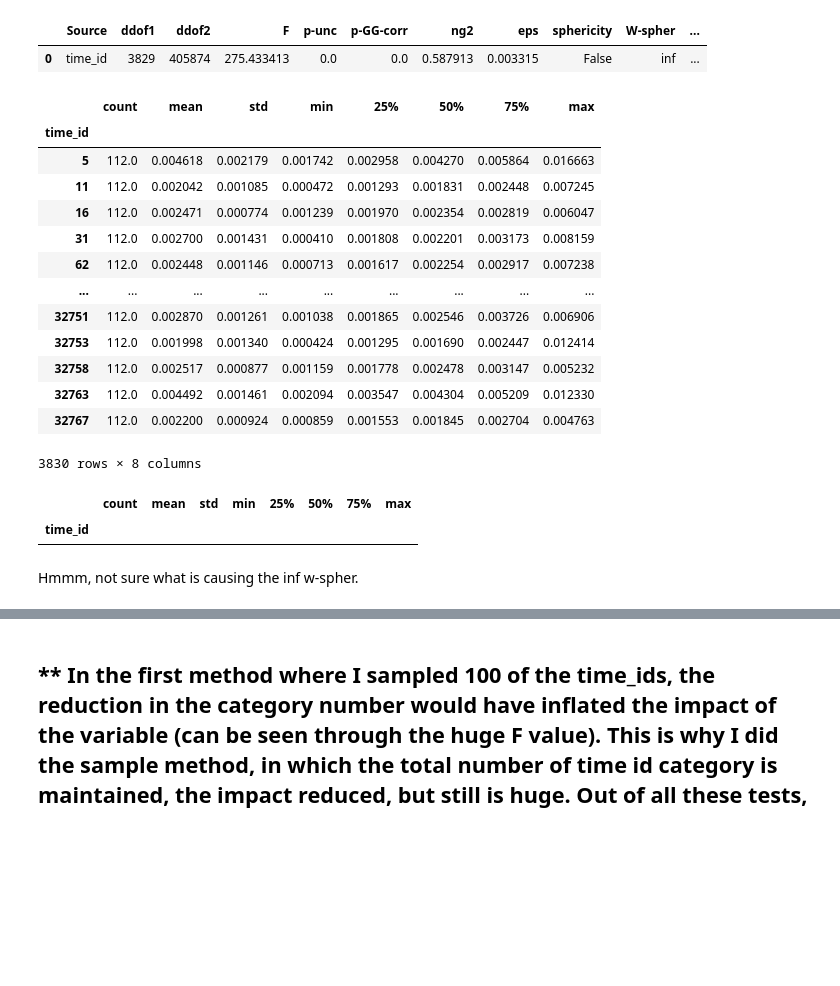
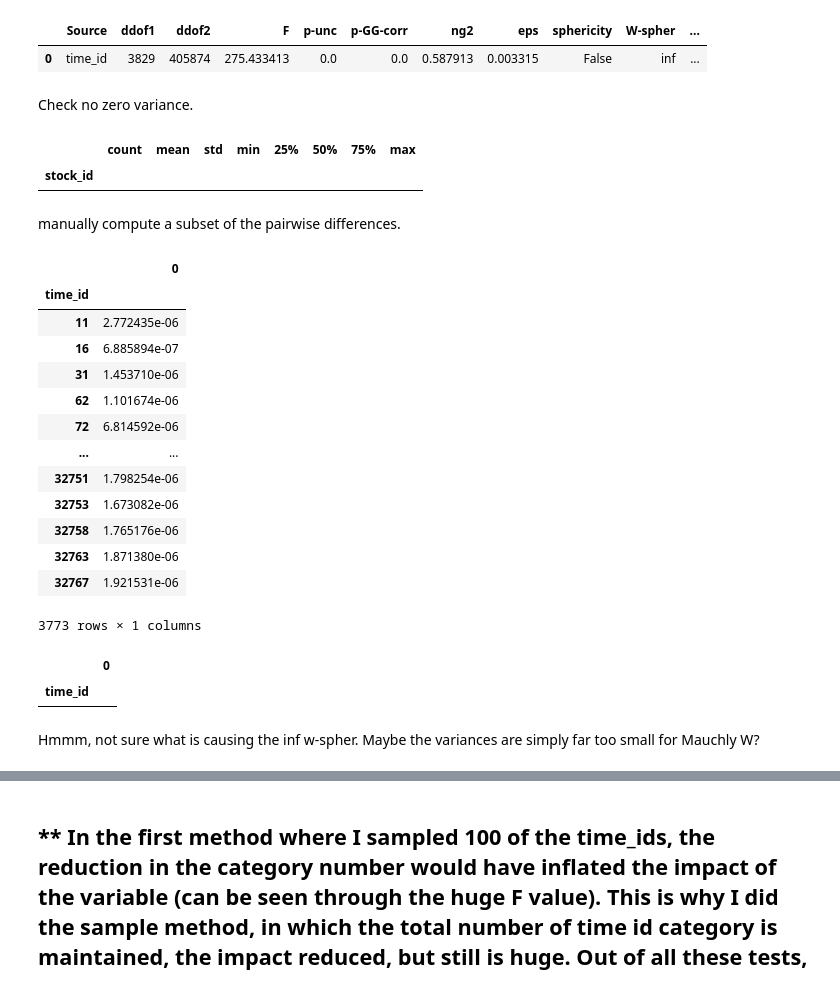
Before and after one commit to martinmf-dev/Realized_Volatility_Prediction_-erdos_deeplearning-, a Jupyter notebook: EDA/EDA_yuan.ipynb, the cells around one changed output, grey strips where cells are left out. Drawn from its saved outputs; the diff is of its cells as text; code cells hidden in the pictures; blank space fills up the shorter version.

```diff
--- a/EDA/EDA_yuan.ipynb
+++ b/EDA/EDA_yuan.ipynb
@@ -629,27 +635,14 @@ pg.rm_anova(data=df_extended[~df_extended["stock_id"].isin(list_miss)],dv="targe
 # %% [output]
 |  | Source | ddof1 | ddof2 | F | p-unc | p-GG-corr | ng2 | eps | sphericity | W-spher | ... |
 | 0 | time_id | 3829 | 405874 | 275.433413 | 0.0 | 0.0 | 0.587913 | 0.003315 | False | inf | ... |
+# %% [markdown]
+Check no zero variance.
 # %%
-df_describe=df_extended.groupby("time_id")["target"].describe()
+df_describe=df_extended.groupby("stock_id")["target"].describe()
 # %%
-df_describe
+df_describe[df_describe["std"]==0]
 # %% [output]
 |  | count | mean | std | min | 25% | 50% | 75% | max |
-| time_id |  |  |  |  |  |  |  |  |
-| 5 | 112.0 | 0.004618 | 0.002179 | 0.001742 | 0.002958 | 0.004270 | 0.005864 | 0.016663 |
-| 11 | 112.0 | 0.002042 | 0.001085 | 0.000472 | 0.001293 | 0.001831 | 0.002448 | 0.007245 |
-| 16 | 112.0 | 0.002471 | 0.000774 | 0.001239 | 0.001970 | 0.002354 | 0.002819 | 0.006047 |
-| 31 | 112.0 | 0.002700 | 0.001431 | 0.000410 | 0.001808 | 0.002201 | 0.003173 | 0.008159 |
-| 62 | 112.0 | 0.002448 | 0.001146 | 0.000713 | 0.001617 | 0.002254 | 0.002917 | 0.007238 |
-| ... | ... | ... | ... | ... | ... | ... | ... | ... |
-| 32751 | 112.0 | 0.002870 | 0.001261 | 0.001038 | 0.001865 | 0.002546 | 0.003726 | 0.006906 |
-| 32753 | 112.0 | 0.001998 | 0.001340 | 0.000424 | 0.001295 | 0.001690 | 0.002447 | 0.012414 |
-| 32758 | 112.0 | 0.002517 | 0.000877 | 0.001159 | 0.001778 | 0.002478 | 0.003147 | 0.005232 |
-| 32763 | 112.0 | 0.004492 | 0.001461 | 0.002094 | 0.003547 | 0.004304 | 0.005209 | 0.012330 |
-| 32767 | 112.0 | 0.002200 | 0.000924 | 0.000859 | 0.001553 | 0.001845 | 0.002704 | 0.004763 |
+| stock_id |  |  |  |  |  |  |  |  |
-3830 rows × 8 columns
-# %%
-df_describe[df_describe["std"]==0]
-# %% [output]
-|  | count | mean | std | min | 25% | 50% | 75% | max |
-| time_id |  |  |  |  |  |  |  |  |
+# %% [markdown]
+manually compute a subset of the pairwise differences.
@@ -656,2 +654,24 @@ df_describe[df_describe["std"]==0]
+# %%
+df_diff_vars
+# %% [output]
+|  | 0 |
+| time_id |  |
+| 11 | 2.772435e-06 |
+| 16 | 6.885894e-07 |
+| 31 | 1.453710e-06 |
+| 62 | 1.101674e-06 |
+| 72 | 6.814592e-06 |
+| ... | ... |
+| 32751 | 1.798254e-06 |
+| 32753 | 1.673082e-06 |
+| 32758 | 1.765176e-06 |
+| 32763 | 1.871380e-06 |
+| 32767 | 1.921531e-06 |
+3773 rows × 1 columns
+# %%
+df_diff_vars[df_diff_vars[0]==0]
+# %% [output]
+|  | 0 |
+| time_id |  |
 # %% [markdown]
-Hmmm, not sure what is causing the inf w-spher.
+Hmmm, not sure what is causing the inf w-spher. Maybe the variances are simply far too small for Mauchly W?
```
Also changed, not shown: parts of 9 cells of this notebook.
